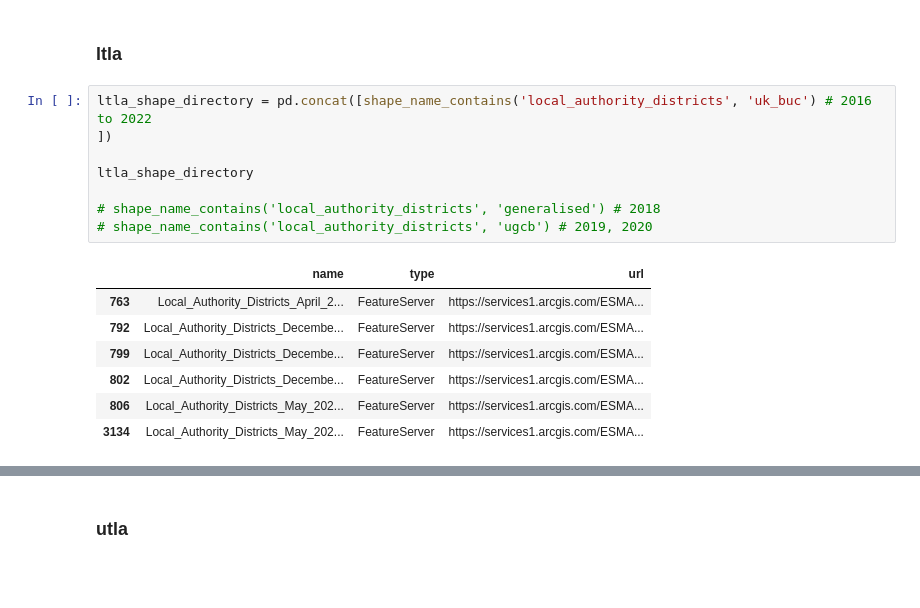
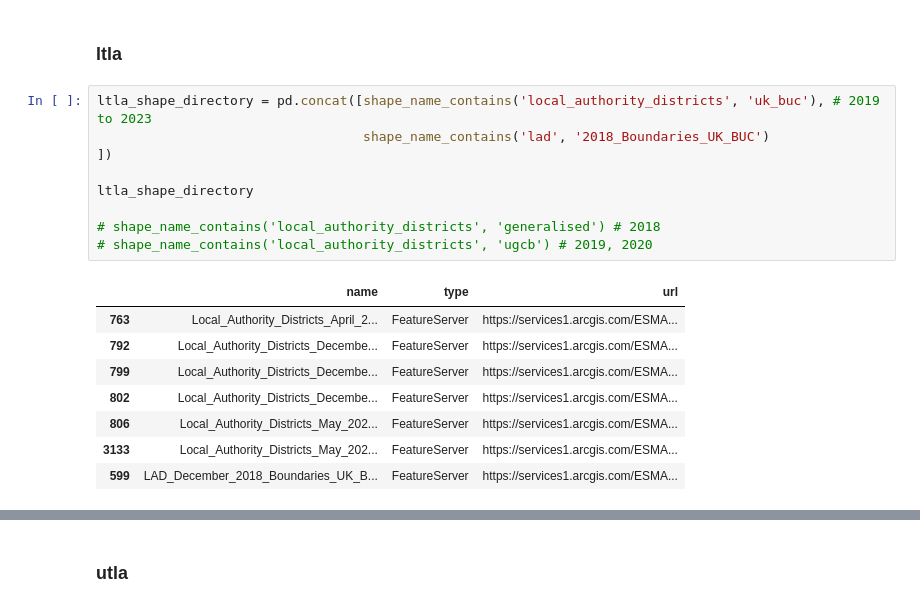
Before and after one commit to NIHR-BI/Health_Indicators, a Jupyter notebook: ons_open_geography.ipynb, the cells around one changed output, grey strips where cells are left out. Drawn from its saved outputs; the diff is of its cells as text; blank space fills up the shorter version.

```diff
--- a/ons_open_geography.ipynb
+++ b/ons_open_geography.ipynb
@@ -135,21 +123,23 @@ CCG_July_2015_UGCB_in_England_2022.csv successfully saved
 # %% [markdown]
 ### ltla
 # %%
-ltla_shape_directory = pd.concat([shape_name_contains('local_authority_districts', 'uk_buc') # 2016 to 2022
+ltla_shape_directory = pd.concat([shape_name_contains('local_authority_districts', 'uk_buc'), # 2019 to 2023
+                                  shape_name_contains('lad', '2018_Boundaries_UK_BUC')
 ])
 
 ltla_shape_directory
 
 # shape_name_contains('local_authority_districts', 'generalised') # 2018
 # shape_name_contains('local_authority_districts', 'ugcb') # 2019, 2020
 # %% [output]
 |  | name | type | url |
 | 763 | Local_Authority_Districts_April_2... | FeatureServer | https://services1.arcgis.com/ESMA... |
 | 792 | Local_Authority_Districts_Decembe... | FeatureServer | https://services1.arcgis.com/ESMA... |
 | 799 | Local_Authority_Districts_Decembe... | FeatureServer | https://services1.arcgis.com/ESMA... |
 | 802 | Local_Authority_Districts_Decembe... | FeatureServer | https://services1.arcgis.com/ESMA... |
 | 806 | Local_Authority_Districts_May_202... | FeatureServer | https://services1.arcgis.com/ESMA... |
-| 3134 | Local_Authority_Districts_May_202... | FeatureServer | https://services1.arcgis.com/ESMA... |
+| 3133 | Local_Authority_Districts_May_202... | FeatureServer | https://services1.arcgis.com/ESMA... |
+| 599 | LAD_December_2018_Boundaries_UK_B... | FeatureServer | https://services1.arcgis.com/ESMA... |
 # %%
 # for i in ltla_shape_directory['name']:
 #     # print(i)
```
Also changed, not shown: parts of 12 cells of this notebook.
